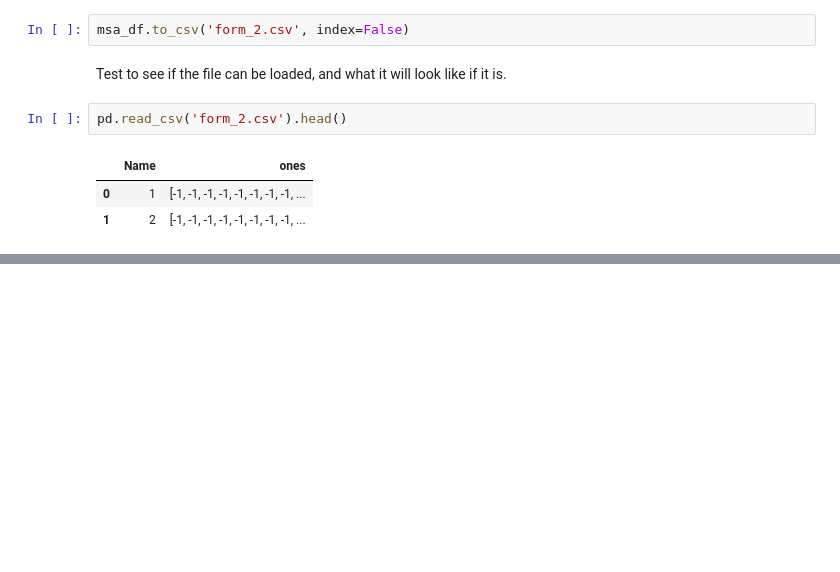
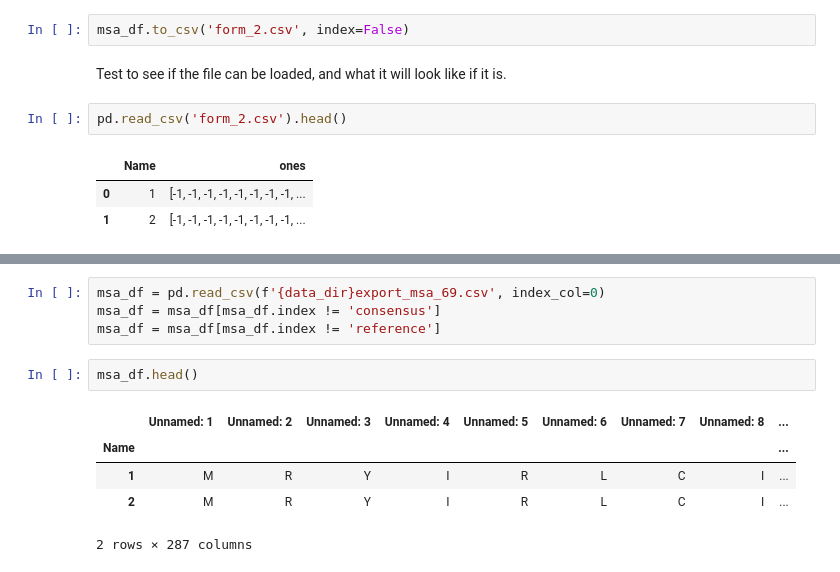
Before and after one commit to 14corman/mic-pred-feat-select, a Jupyter notebook: notebooks/data_processing.ipynb, the cells around one changed output, grey strips where cells are left out. Saved outputs shown, nothing was run; the diff lists cells and outputs as text; blank space fills up the shorter version.

```diff
--- a/notebooks/data_processing.ipynb
+++ b/notebooks/data_processing.ipynb
@@ -290,0 +299,12 @@ pd.read_csv('form_2.csv').head()
+# %%
+msa_df = pd.read_csv(f'{data_dir}export_msa_69.csv', index_col=0)
+msa_df = msa_df[msa_df.index != 'consensus']
+msa_df = msa_df[msa_df.index != 'reference']
+# %%
+msa_df.head()
+# %% [output]
+|  | Unnamed: 1 | Unnamed: 2 | Unnamed: 3 | Unnamed: 4 | Unnamed: 5 | Unnamed: 6 | Unnamed: 7 | Unnamed: 8 | ... |
+| Name |  |  |  |  |  |  |  |  | ... |
+| 1 | M | R | Y | I | R | L | C | I | ... |
+| 2 | M | R | Y | I | R | L | C | I | ... |
+2 rows × 287 columns
```
Also changed, not shown: parts of 10 cells of this notebook, 3 other files.
